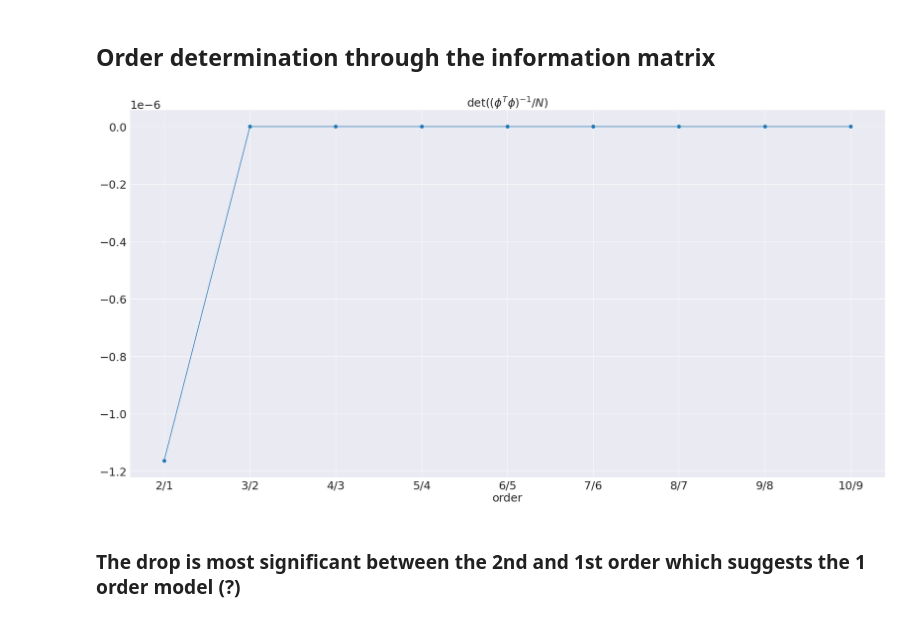
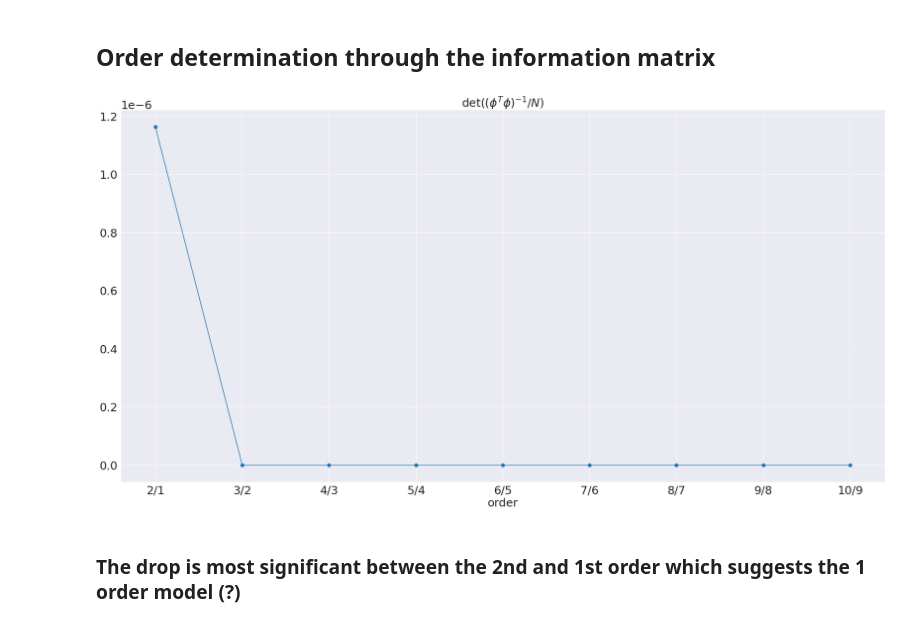
Before and after one commit to nyuhanc/BLA, a Jupyter notebook: 0_preliminary_analysis.ipynb, the cells around one changed output. Drawn from its saved outputs; the diff is of its cells as text; code cells hidden in the pictures.

```diff
--- a/0_preliminary_analysis.ipynb
+++ b/0_preliminary_analysis.ipynb
@@ -179,35 +179,35 @@ plt.show()
 #     # Loop over each row of the matrix
 #     for t in range(N):
 #         # Autoregressive part
 #         for i in range(ny):
 #             Phi[t, i] = y[t-i-1] if t-i-1 >= 0 else 0
 #
 #         # Exogenous part
 #         for i in range(nu + 1):
 #             Phi[t, i + ny] = u[t - i] if t - i >= 0 else 0
 #
 #     return Phi
 
 def construct_info_matrix(y, u, order):
     ys = [np.roll(y,i) for i in range(order)]
     us = [np.roll(u,i) for i in range(order)]
     return np.vstack(ys+us).T[order-1:]
 
 lag_max = 10
 order = []
 for i in range(1,lag_max+1):
     phi = construct_info_matrix(df2['y'], df2['u'], i)
     order.append(np.linalg.det(np.linalg.inv(phi.T @ phi) / (i*2)))
 
 f, ax = plt.subplots(figsize=(30,15))
 ax.set_title(r'$\det ((\phi^T\phi)^{-1} / N)$')
 ax.set_xlabel('order')
-ax.plot(range(1,lag_max),[(order[i+1]-order[i]) for i in range(len(order)-1)], marker='.', markersize=15)
+ax.plot(range(1,lag_max),[(order[i]-order[i+1]) for i in range(0, len(order)-1)], marker='.', markersize=15)
 ax.set_xticks(range(1,lag_max),['{}/{}'.format(i+1,i) for i in range(1, len(order))])
 ax.grid(True)
 plt.show()
 # %% [output]
-[figure, old version]
+[figure, new version]
 # %% [markdown]
 ### The drop is most significant between the 2nd and 1st order which suggests the 1 order model (?)
 # %% [markdown]
```
Also changed, not shown: parts of 2 cells of this notebook, 3 other files.
